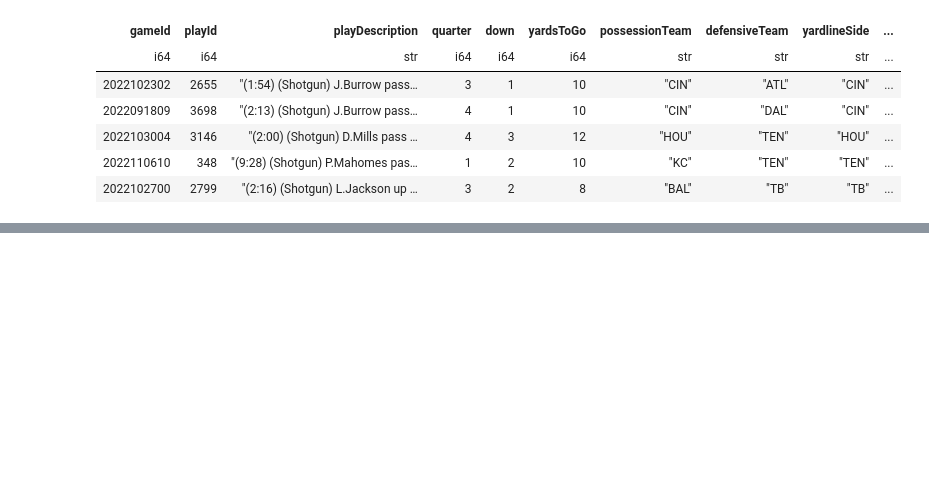
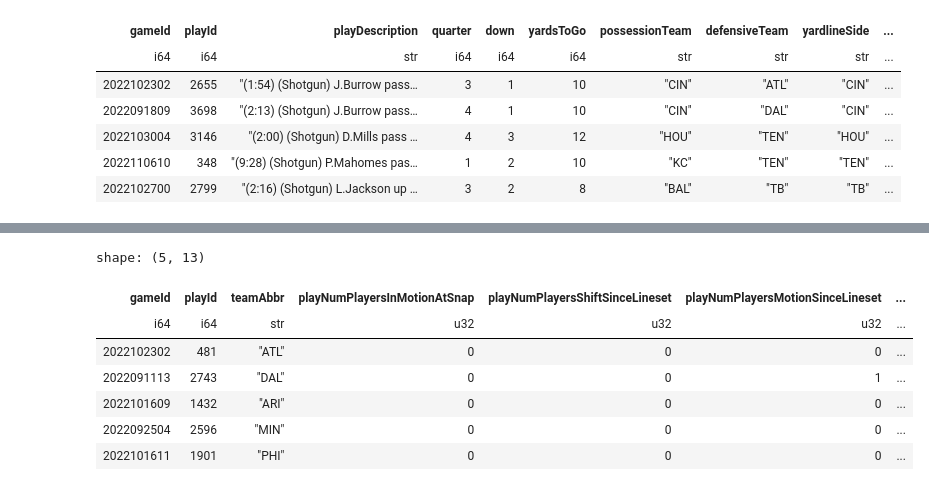
Before and after one commit to ianastalosh/big_data_bowl_2025, a Jupyter notebook: notebooks/explore_non_tracking.ipynb, the cells around one changed output, grey strips where cells are left out. Saved outputs shown, nothing was run; the diff lists cells and outputs as text; code cells hidden in the pictures; blank space fills up the shorter version.

```diff
--- a/notebooks/explore_non_tracking.ipynb
+++ b/notebooks/explore_non_tracking.ipynb
@@ -91,0 +140,11 @@ shape: (5, 58)
+# %%
+team_level_player_play_summary.collect().head(5)
+# %% [output]
+shape: (5, 13)
+| gameId | playId | teamAbbr | playNumPlayersInMotionAtSnap | playNumPlayersShiftSinceLineset | playNumPlayersMotionSinceLineset | ... |
+| i64 | i64 | str | u32 | u32 | u32 | ... |
+| 2022102302 | 481 | "ATL" | 0 | 0 | 0 | ... |
+| 2022091113 | 2743 | "DAL" | 0 | 0 | 1 | ... |
+| 2022101609 | 1432 | "ARI" | 0 | 0 | 0 | ... |
+| 2022092504 | 2596 | "MIN" | 0 | 0 | 0 | ... |
+| 2022101611 | 1901 | "PHI" | 0 | 0 | 0 | ... |
```
Also changed, not shown: parts of 7 cells of this notebook, 1 other file.
